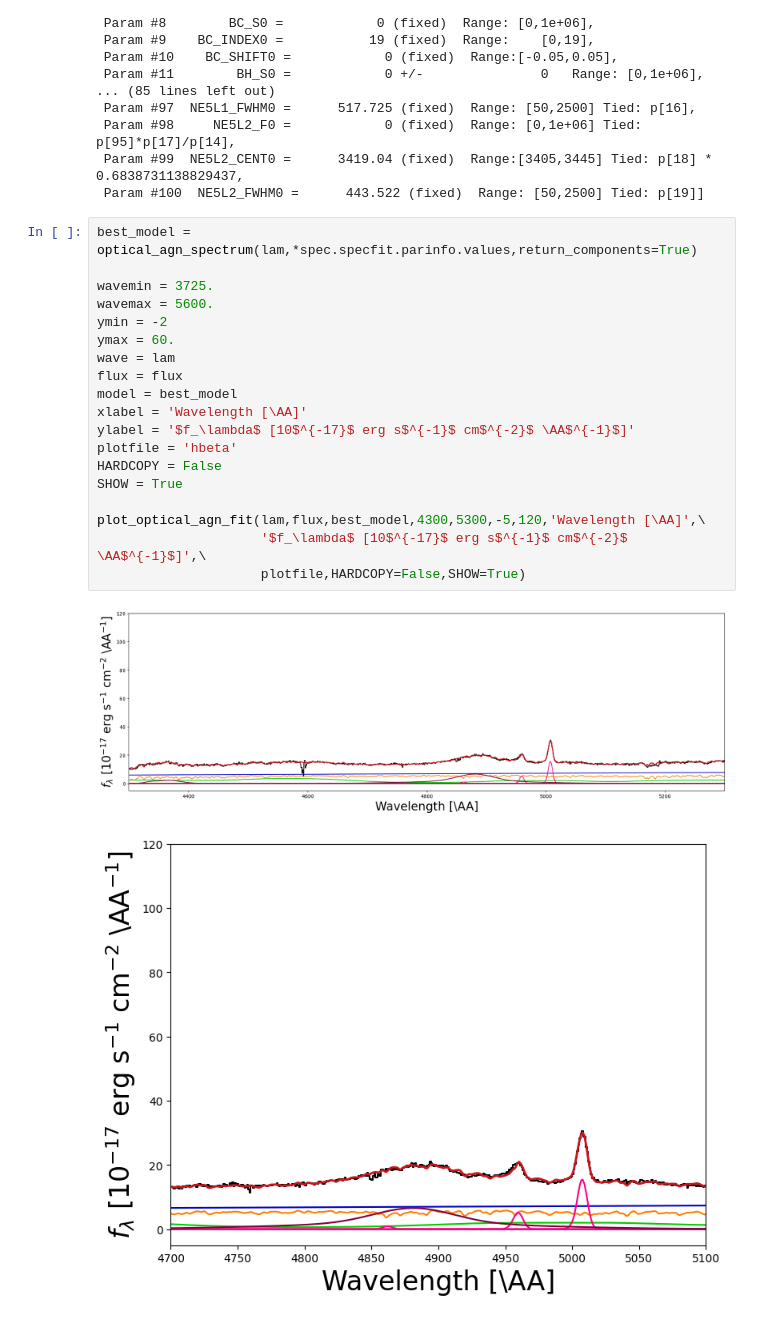
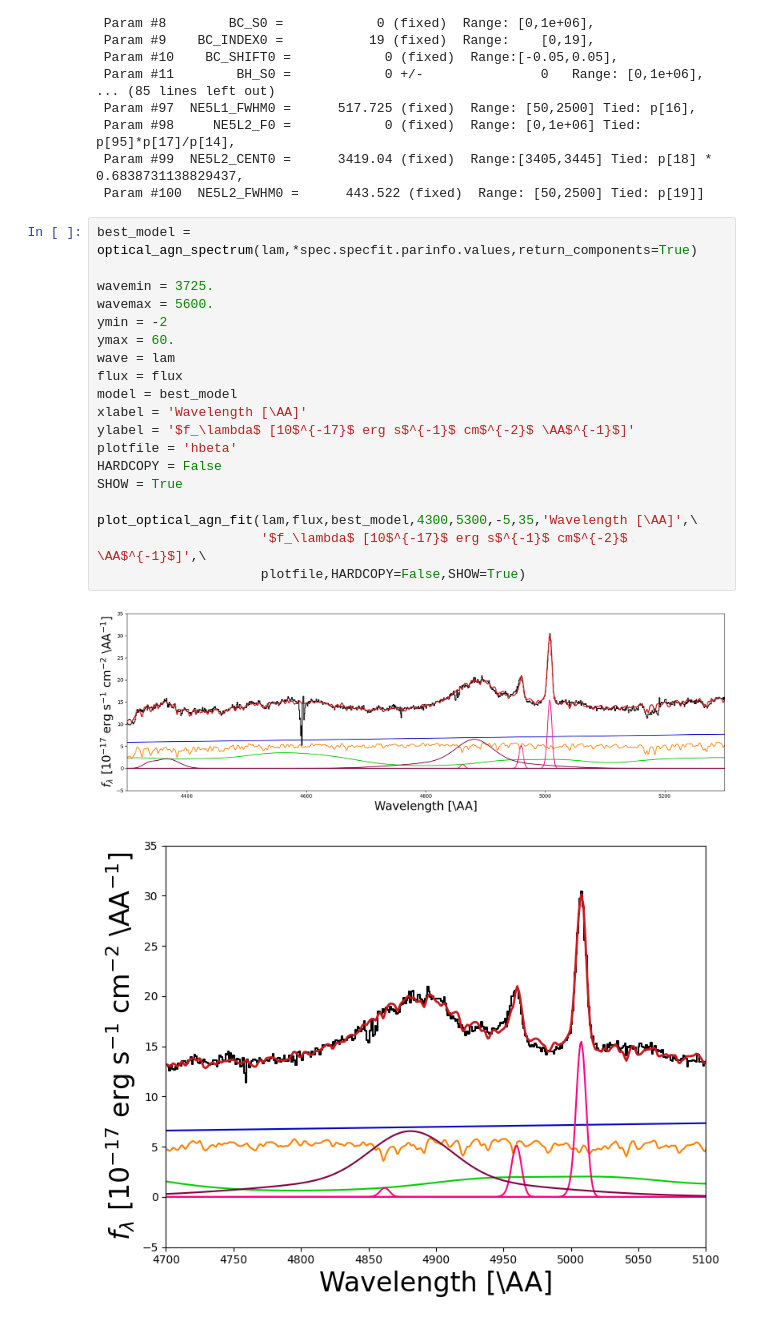
Before and after one commit to seratsaad/j0950, a Jupyter notebook: Hbeta.ipynb, the cells around one changed output. Drawn from its saved outputs; the diff is of its cells as text.

```diff
--- a/Hbeta.ipynb
+++ b/Hbeta.ipynb
@@ -1224,22 +1224,22 @@ spec.specfit.parinfo
 # %%
 best_model = optical_agn_spectrum(lam,*spec.specfit.parinfo.values,return_components=True)
 
 wavemin = 3725.
 wavemax = 5600.
 ymin = -2
 ymax = 60.
 wave = lam
 flux = flux
 model = best_model
 xlabel = 'Wavelength [\AA]'
 ylabel = '$f_\lambda$ [10$^{-17}$ erg s$^{-1}$ cm$^{-2}$ \AA$^{-1}$]'
 plotfile = 'hbeta'
 HARDCOPY = False
 SHOW = True
 
-plot_optical_agn_fit(lam,flux,best_model,4300,5300,-5,120,'Wavelength [\AA]',\
+plot_optical_agn_fit(lam,flux,best_model,4300,5300,-5,35,'Wavelength [\AA]',\
                      '$f_\lambda$ [10$^{-17}$ erg s$^{-1}$ cm$^{-2}$ \AA$^{-1}$]',\
                      plotfile,HARDCOPY=False,SHOW=True)
 # %% [output]
-[figure, old version]
+[figure, new version]
-[figure, old version]
+[figure, new version]
```
Also changed, not shown: parts of 6 cells of this notebook, 3 other files.
